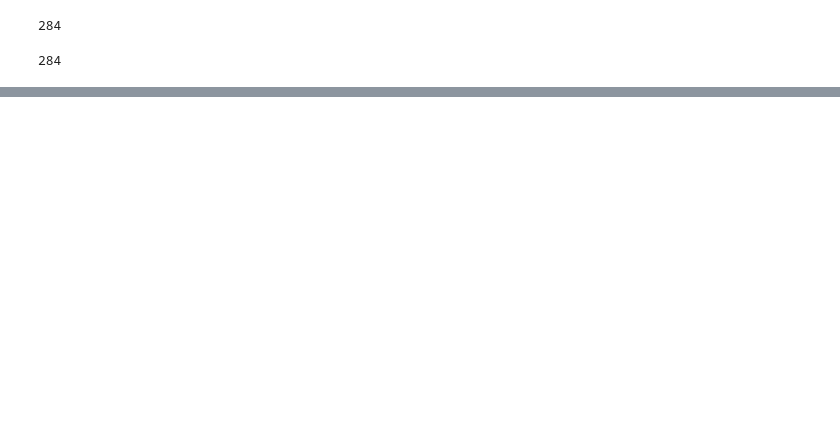
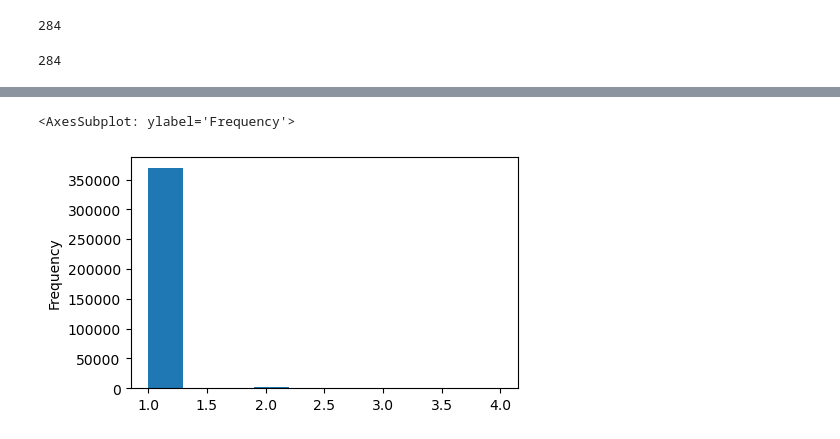
Before and after one commit to mxagar/expert_chase, a Jupyter notebook: expert_analysis.ipynb, the cells around one changed output, grey strips where cells are left out. Drawn from its saved outputs; the diff is of its cells as text; code cells hidden in the pictures; blank space fills up the shorter version.

Commit message:
feat: data processing completed

```diff
--- a/expert_analysis.ipynb
+++ b/expert_analysis.ipynb
@@ -171,4 +206,7 @@ df_org = df.copy()
 # %%
 # We can safely remove the NAs, because they affect to only 11 entries
 # and they appear in the features that I assume to be most predictive: country and email-domain
+# Also I remove duplicates, autmatically, but there seem to be no duplicates.
 df = df.dropna()
+df = df.drop_duplicates().reset_index(drop=True)
+df.head()
@@ -181,0 +294,45 @@ df.shape
+# %%
+def encode_categories(df, column, categories, sep=',', dummy=True):
+    """Count the number of categories in a colum
+    and perfom manual one-hot encoding if so specified.
+
+    Arguments:
+        df: data frame
+        column: column to analyze
+        categories: pre-computed categories from column
+            to be counted and encoded
+        sep: separator
+        dummy: whether one-hot encoding needs to be carried out
+    Returns:
+        df_column: data frame with counts and, optionally, encoded categories
+        cat2index: :dictionary which maps a category with an index
+    """
+    categories_list = sorted(list(categories))
+    num_categories = len(categories_list)
+    cat2index = {k:v for v,k in enumerate(categories_list)}
+    if dummy:
+        column_names = [column+'_'+cat for cat in categories_list]
+        column_names.append('num_'+column)
+        data = np.zeros((df.shape[0], num_categories+1))
+    else:
+        column_names = ['num_'+column]
+        data = np.zeros((df.shape[0], 1))
+    for i, row in enumerate(df[column]):
+        category_list = row.split(sep)
+        data[i, -1] = len(category_list)
+        if dummy:
+            for c in category_list:
+                data[i, cat2index[c]] += 1
+    df_column = pd.DataFrame(data, columns=column_names)
+
+    return df_column, cat2index
+# %%
+column = 'countries'
+categories = countries
+df_country, country_cat2index = encode_categories(df, column, categories)
+# %%
+# Most entries have a unique country
+df_country['num_countries'].plot(kind='hist', bins=10, figsize=(5,3))
+# %% [output]
+<AxesSubplot: ylabel='Frequency'>
+[figure, added]
```
Also changed, not shown: parts of 66 cells of this notebook.
